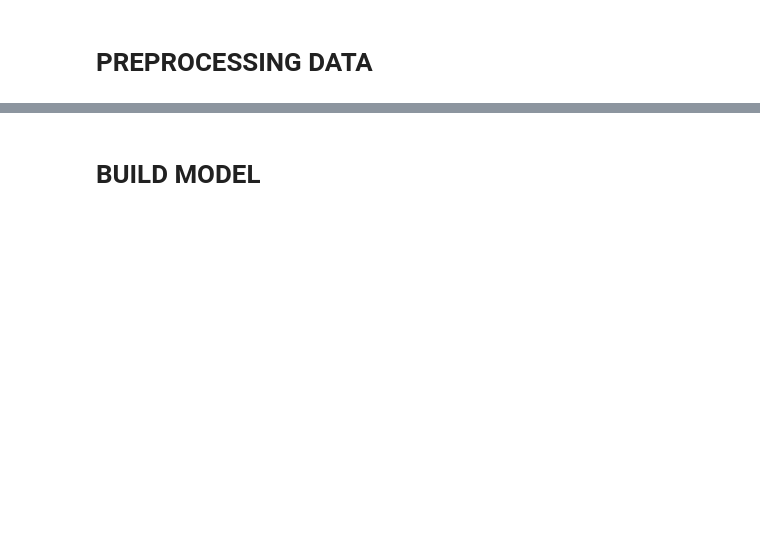
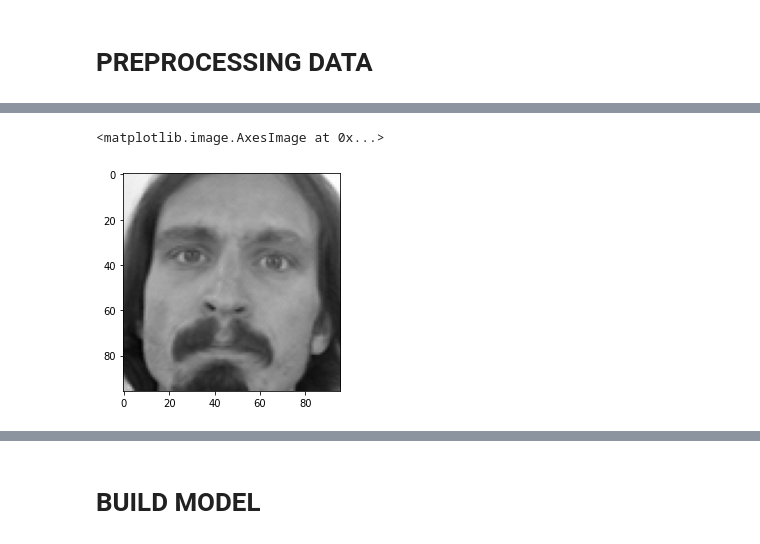
Before and after one commit to wisesprout/dl-selfie-filter, a Jupyter notebook: CodestatesProject1.ipynb, the cells around one changed output, grey strips where cells are left out. Cells and saved outputs as stored; diff of their text form; code cells hidden in the pictures; blank space fills up the shorter version.

```diff
--- a/CodestatesProject1.ipynb
+++ b/CodestatesProject1.ipynb
@@ -48,0 +117,4 @@ test = pd.read_csv('/content/test.csv')
+# %%
+# KAGGLE GOLD
+# fill missing values with the previous values in that row
+train.fillna(method='ffill', inplace=True)
@@ -48,0 +141,7 @@ test = pd.read_csv('/content/test.csv')
+# %%
+# split feature=img/target=coordinates values
+train_img = train['Image'].apply(lambda x: np.fromstring(x, sep=' '))
+train_img = np.vstack(train_img.values)/255  # normalize => scale pixel values to [0,1]
+train_img = train_img.astype(np.float32)
+X_train = train_img.reshape(-1, 96, 96, 1)  # return each images as 96*96*1
+X_train
@@ -48,0 +166,6 @@ test = pd.read_csv('/content/test.csv')
+# %%
+# show first image
+plt.imshow(X_train[0].reshape(96,96), cmap='gray')
+# %% [output]
+<matplotlib.image.AxesImage at 0x...>
+[figure, added]
```
Also changed, not shown: parts of 17 cells of this notebook.
